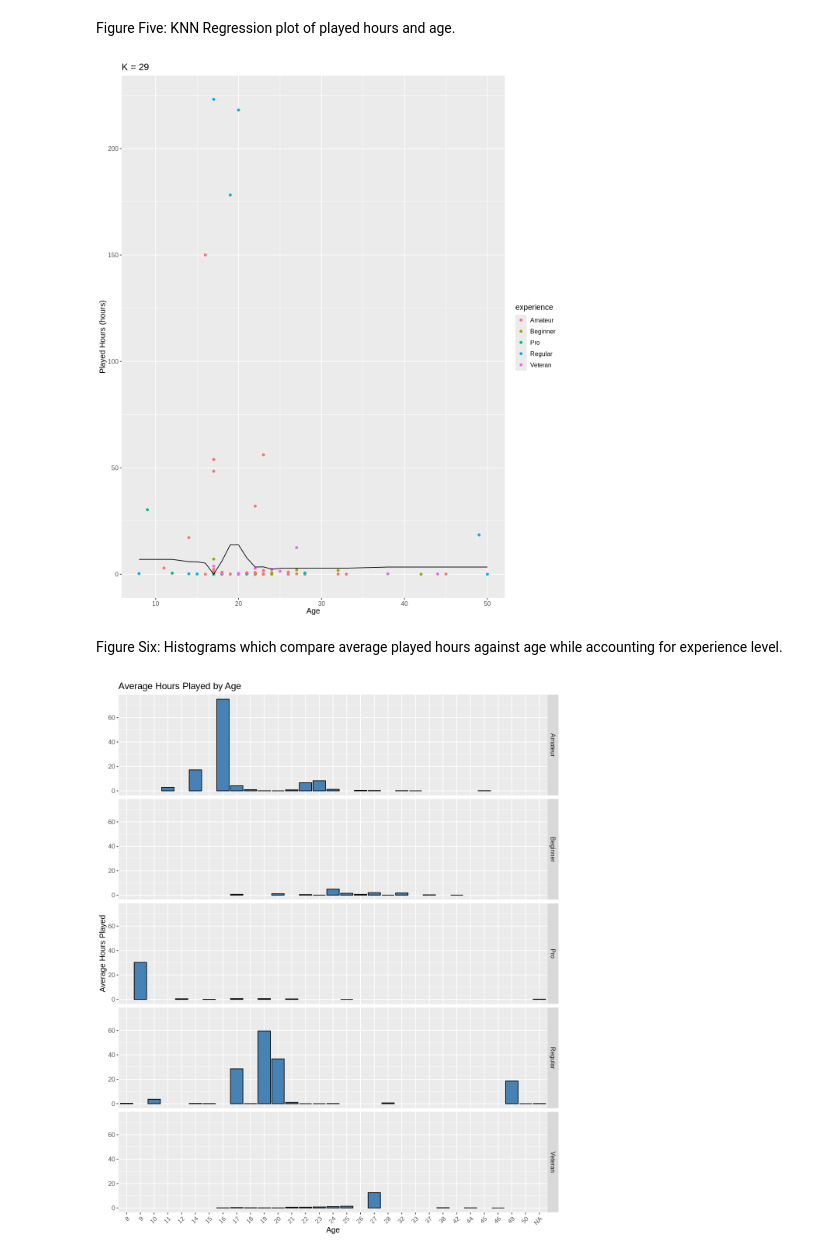
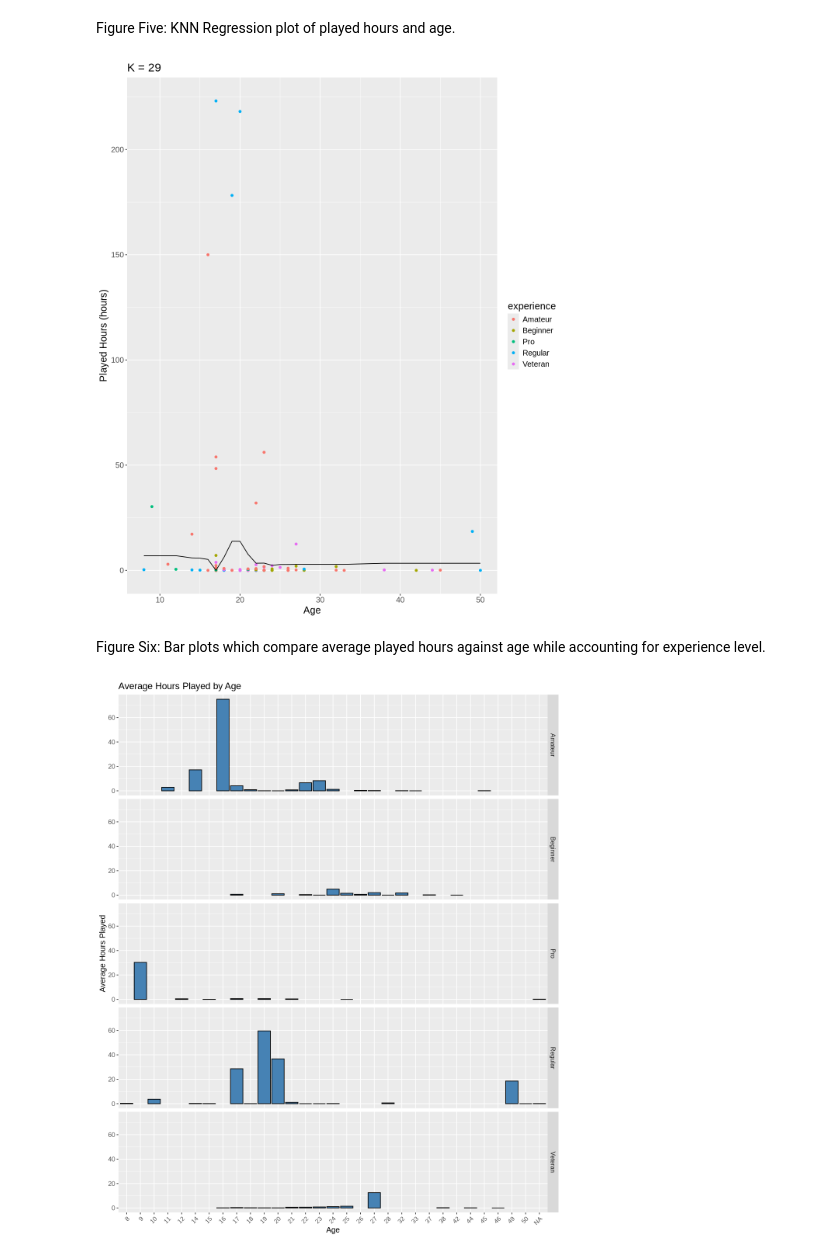
Before and after one commit to Chalkkk/dsci-final-group-project, a Jupyter notebook: final_project.ipynb, the cells around one changed output. Drawn from its saved outputs; the diff is of its cells as text; code cells hidden in the pictures.

```diff
--- a/final_project.ipynb
+++ b/final_project.ipynb
@@ -446,35 +446,35 @@ players_best_spec <- nearest_neighbor(weight_func = "rectangular", neighbors = k
                      set_engine("kknn") |>
                      set_mode("regression")
 
 # Create a new workflow and fit the final model on the training data
 players_best_fit <- workflow() |>
                     add_recipe(players_recipe) |>
                     add_model(players_best_spec) |>
                     fit(data = players_training)
 
 # Generate predictions on the test set and compute evaluation metrics
 players_summary <- players_best_fit |>
                    predict(players_testing) |>
                    bind_cols(players_testing) |>
                    metrics(truth = played_hours, estimate = .pred)
 
 # Generate predictions on the training set for visualization
 players_preds <- predict(players_best_fit, players_training) |>
                  bind_cols(players_training)
 
 # Create plot showing played hourse vs. age while accounting for experience
 players_plot <- ggplot(players_preds, aes(x = Age, y = played_hours)) +
                 geom_point(aes(colour = experience)) +
                 geom_line(aes(y = .pred),
                           colour = "black") +
                 labs(x = "Age",
                      y = "Played Hours (hours)") +
                 ggtitle(paste0("K = ", k_min)) +
-                theme(text = element_text(size = 12))
+                theme(text = element_text(size = 15))
 
 players_plot
 # %% [output]
-[figure, old version]
+[figure, new version]
 # %% [markdown]
-Figure Six: Histograms which compare average played hours against age while accounting for experience level.
+Figure Six: Bar plots which compare average played hours against age while accounting for experience level.
 # %%
```
Also changed, not shown: parts of 9 cells of this notebook.
